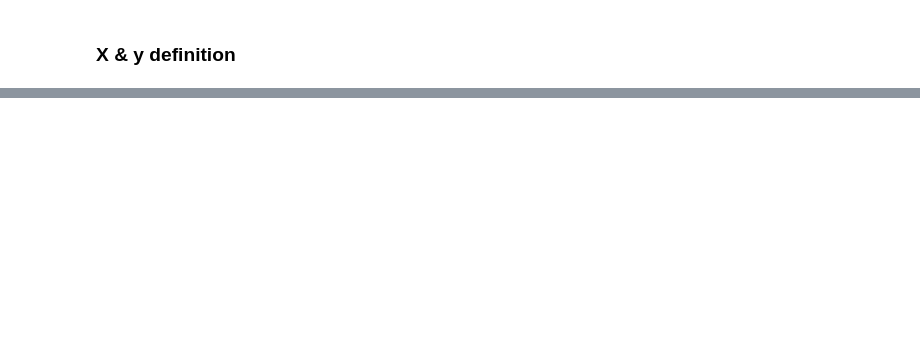
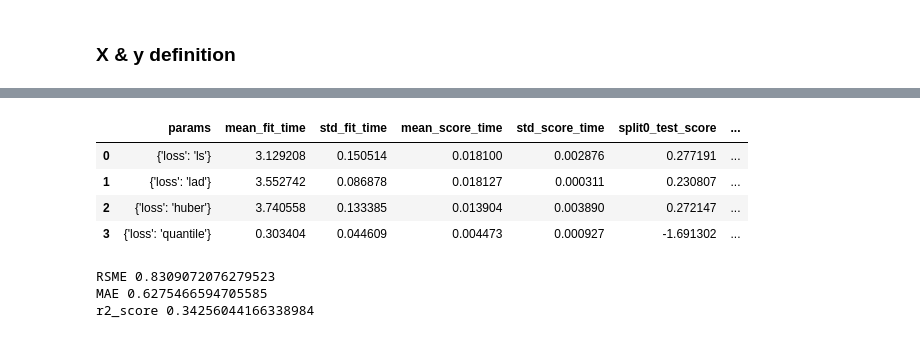
Before and after one commit to castares/movie-recommender, a Jupyter notebook: pipeline.ipynb, the cells around one changed output, grey strips where cells are left out. Drawn from its saved outputs; the diff is of its cells as text; code cells hidden in the pictures; blank space fills up the shorter version.

```diff
--- a/pipeline.ipynb
+++ b/pipeline.ipynb
@@ -105,2 +133,13 @@ Wall time: 709 ms
+# %%
+X_columns = ['user_rt_mean', 'movie_rt_mean', 'popularity', 'weekday_6', 'weekday_2',
+       'weekday_3', 'weekday_0', 'weekday_1', 'weekday_5', 'weekday_4',
+       'Action', 'Adventure', 'Animation', 'Comedy', 'Crime', 'Documentary',
+       'Drama', 'Family', 'Fantasy', 'Foreign', 'History', 'Horror', 'Music',
+       'Mystery', 'Romance', 'Science Fiction', 'TV Movie', 'Thriller', 'War',
+       'Western']
+y_columns = ['GT']
+# %%
+X = ratings[X_columns].to_dask_array(lengths=True)
+y = ratings[y_columns].to_dask_array(lengths=True)
 # %%
-X_train, X_test, y_train, y_test = train_test_split(X,y,test_size=0.2)
+X_train, X_test, y_train, y_test = train_test_split(X,y.ravel(),test_size=0.2)
@@ -108,0 +179,36 @@ with joblib.parallel_backend('dask'):
+# %%
+#GradientBoostingRegressor
+#Hyperparameters search
+model = GradientBoostingRegressor()
+params = {
+    'loss' : ['ls', 'lad', 'huber', 'quantile']
+    'n_estimators' : [100, 400, 700],
+    'max_depth' : [3, 10, 15]
+}
+'n_estimators' : [100, 400, 700],
+'max_depth' : [3, 10, 15]
+
+with joblib.parallel_backend('dask'):
+    search = GridSearchCV(model, params)
+    search.fit(X_train, y_train)
+# %%
+pd.DataFrame(search.cv_results_)
+# %% [output]
+|  | params | mean_fit_time | std_fit_time | mean_score_time | std_score_time | split0_test_score | ... |
+| 0 | {'loss': 'ls'} | 3.129208 | 0.150514 | 0.018100 | 0.002876 | 0.277191 | ... |
+| 1 | {'loss': 'lad'} | 3.552742 | 0.086878 | 0.018127 | 0.000311 | 0.230807 | ... |
+| 2 | {'loss': 'huber'} | 3.740558 | 0.133385 | 0.013904 | 0.003890 | 0.272147 | ... |
+| 3 | {'loss': 'quantile'} | 0.303404 | 0.044609 | 0.004473 | 0.000927 | -1.691302 | ... |
+# %%
+#Final Training
+with joblib.parallel_backend('dask'):
+    gbr = GradientBoostingRegressor()
+    gbr.fit(X_train, y_train)
+    y_pred = gbr.predict(X_test)
+    print("RSME", (mean_squared_error(y_test, y_pred)**0.5))
+    print("MAE", mean_absolute_error(y_test, y_pred))
+    print("r2_score", r2_score(y_test, y_pred))
+# %% [output]
+RSME 0.8309072076279523
+MAE 0.6275466594705585
+r2_score 0.34256044166338984
```
Also changed, not shown: parts of 20 cells of this notebook, 3 other files.
